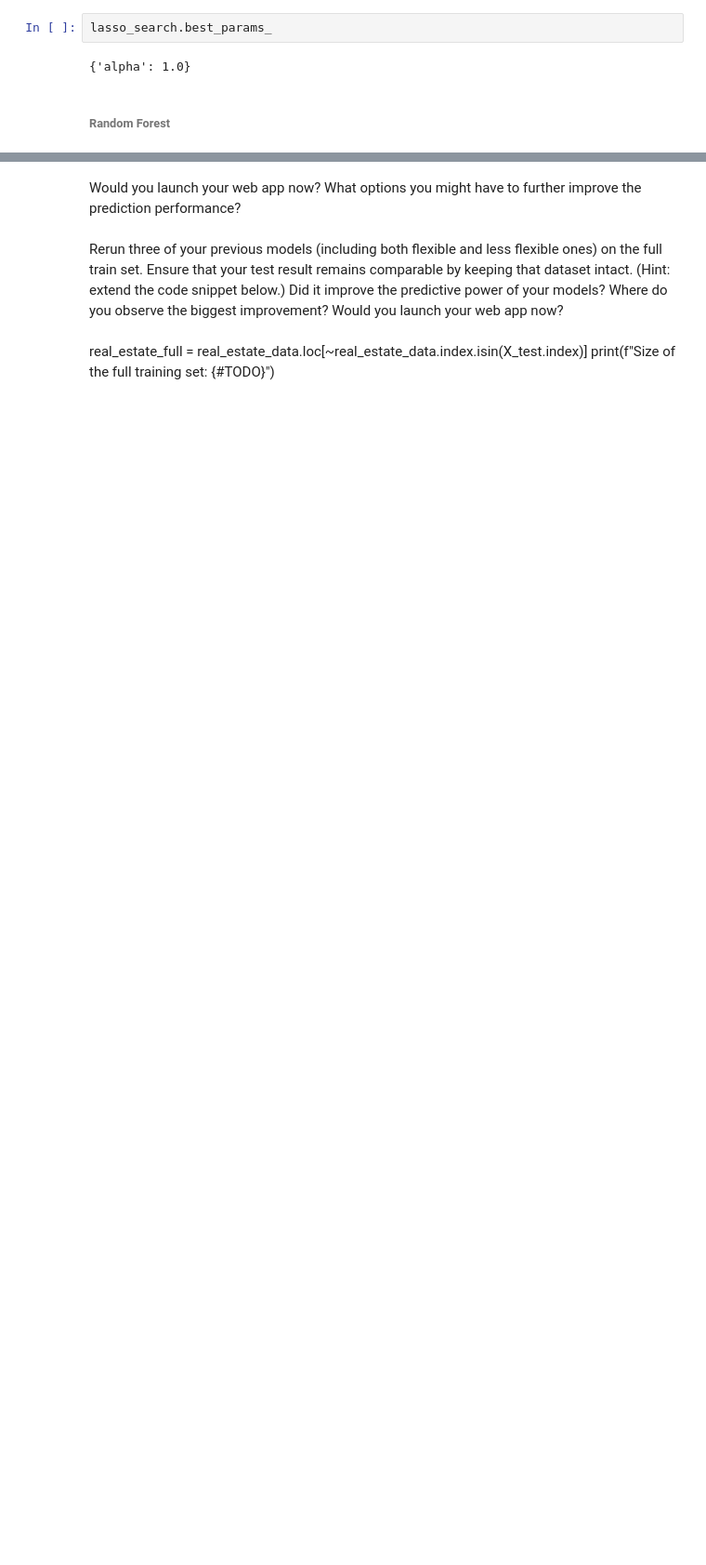
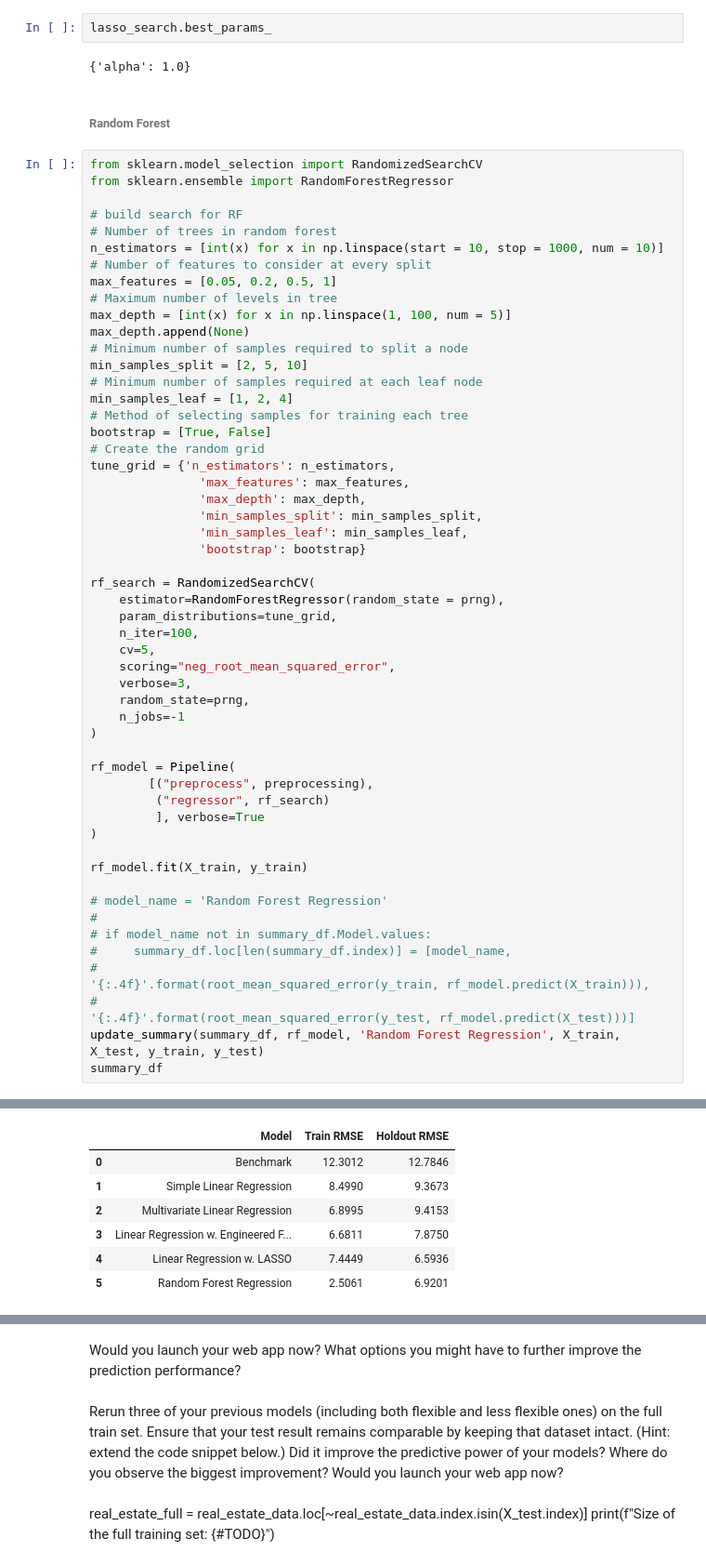
Before and after one commit to viethngn/Data_Science_2_ECBS5233, a Jupyter notebook: assignment1/assignment1_viethngn.ipynb, the cells around one changed output, grey strips where cells are left out. Shown at 93% size. Drawn from its saved outputs; the diff is of its cells as text; blank space fills up the shorter version.

```diff
--- a/assignment1/assignment1_viethngn.ipynb
+++ b/assignment1/assignment1_viethngn.ipynb
@@ -278,3 +292,57 @@ lasso_search.best_params_
 {'alpha': 1.0}
 # %% [markdown]
 ###### Random Forest
+# %%
+from sklearn.model_selection import RandomizedSearchCV
+from sklearn.ensemble import RandomForestRegressor
+
+# build search for RF
+# Number of trees in random forest
+n_estimators = [int(x) for x in np.linspace(start = 10, stop = 1000, num = 10)]
+# Number of features to consider at every split
+max_features = [0.05, 0.2, 0.5, 1]
+# Maximum number of levels in tree
+max_depth = [int(x) for x in np.linspace(1, 100, num = 5)]
+max_depth.append(None)
+# Minimum number of samples required to split a node
+min_samples_split = [2, 5, 10]
+# Minimum number of samples required at each leaf node
+min_samples_leaf = [1, 2, 4]
+# Method of selecting samples for training each tree
+bootstrap = [True, False]
+# Create the random grid
+tune_grid = {'n_estimators': n_estimators,
+               'max_features': max_features,
+               'max_depth': max_depth,
+               'min_samples_split': min_samples_split,
+               'min_samples_leaf': min_samples_leaf,
+               'bootstrap': bootstrap}
+
+rf_search = RandomizedSearchCV(
+    estimator=RandomForestRegressor(random_state = prng),
+    param_distributions=tune_grid,
+    n_iter=100,
+    cv=5,
+    scoring="neg_root_mean_squared_error",
+    verbose=3,
+    random_state=prng,
+    n_jobs=-1
+)
+
+rf_model = Pipeline(
+        [("preprocess", preprocessing),
+         ("regressor", rf_search)
+         ], verbose=True
+)
+
+rf_model.fit(X_train, y_train)
+
+# model_name = 'Random Forest Regression'
+#
+# if model_name not in summary_df.Model.values:
+#     summary_df.loc[len(summary_df.index)] = [model_name,
+#                                              '{:.4f}'.format(root_mean_squared_error(y_train, rf_model.predict(X_train))),
+#                                              '{:.4f}'.format(root_mean_squared_error(y_test, rf_model.predict(X_test)))]
+update_summary(summary_df, rf_model, 'Random Forest Regression', X_train, X_test, y_train, y_test)
+summary_df
+# %% [output]
@@ -280,0 +352,7 @@ lasso_search.best_params_
+|  | Model | Train RMSE | Holdout RMSE |
+| 0 | Benchmark | 12.3012 | 12.7846 |
+| 1 | Simple Linear Regression | 8.4990 | 9.3673 |
+| 2 | Multivariate Linear Regression | 6.8995 | 9.4153 |
+| 3 | Linear Regression w. Engineered F... | 6.6811 | 7.8750 |
+| 4 | Linear Regression w. LASSO | 7.4449 | 6.5936 |
+| 5 | Random Forest Regression | 2.5061 | 6.9201 |
```
Also changed, not shown: parts of 10 cells of this notebook.
